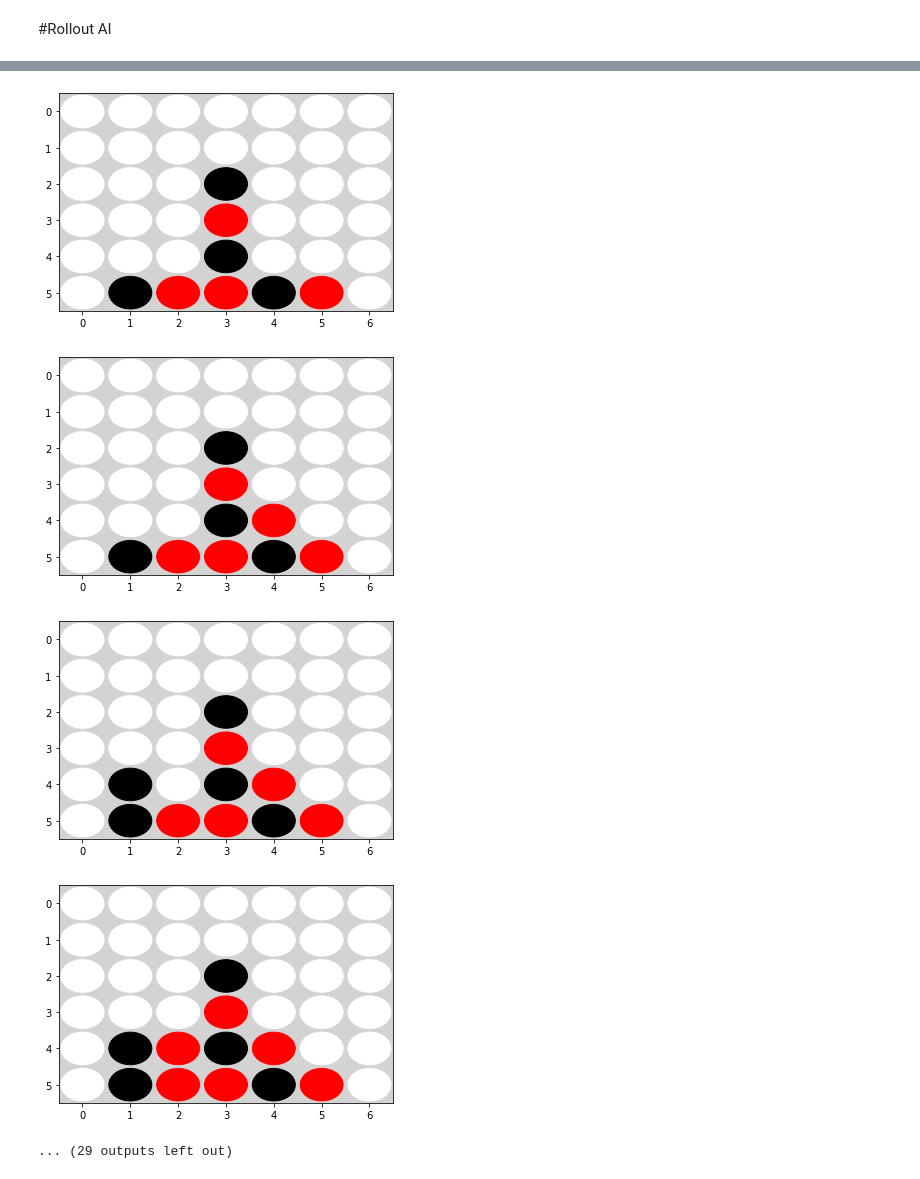
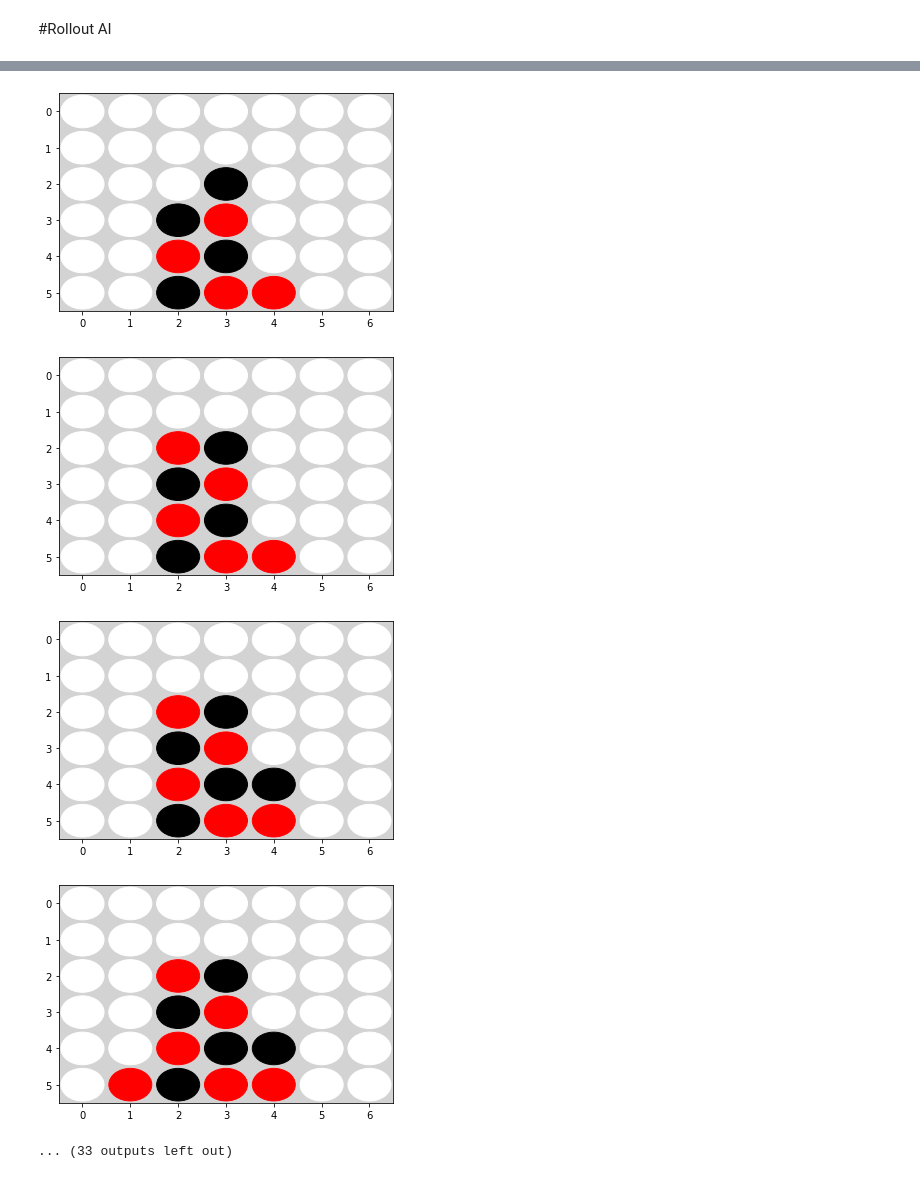
Before and after one commit to mcnica89/kInARow, a Jupyter notebook: Connect4_Jax.ipynb, the cells around one changed output, grey strips where cells are left out. Drawn from its saved outputs; the diff is of its cells as text; code cells hidden in the pictures.

Commit message:
Sped up the main game loop using move_info instead of calculating all possible moves. Created using Colaboratory

```diff
--- a/Connect4_Jax.ipynb
+++ b/Connect4_Jax.ipynb
@@ -139,3 +139,9 @@ isEmptyIntersection tests:  [False False  True]
 # Connect 4 Helper Functions
 # %% [markdown]
 ## possibleMoves
+# %%
+x = jnp.array([1,2,0])
+x = jnp.expand_dims(x,axis=-1)
+y = jnp.array([[1,2,3,4,5,6,7],[11,12,13,14,15,16,17],[101,102,103,104,105,106,107]])
+z=jnp.take_along_axis(y,x,-1)
+print(z)
@@ -467,10 +569,0 @@ here!
-# %%
-N_games = 10
-score=0
-"RandomAI vs RandomPlusAI"
-key = jax.random.PRNGKey(int(time.time()))
-for i in range(N_games):
-  key,subkey = jax.random.split(key)
-  score += simulateGame([randomAI,randomAI], verbose=False,key=subkey)
-
-print(f"Average score after {N_games} games is {score/N_games}")
@@ -577,18 +691,14 @@ DeviceArray(-0.051, dtype=float64)
 # %% [markdown]
 #Rollout AI
 # %%
-@jax.jit
-def rolloutAI(player_ix,game_state,new_game_states,legal,move_ix,key):
+#@jax.jit
+def rolloutAI(player_ix,game_state,move_info,key, N_Sim_per_move = 100):
   '''An AI that will score or block a connect 4 if able, or else play randomly'''
-  scores = jnp.mean(simulateGameBatch(1000,randomPlusAI2,randomPlusAI2,key,start_player=1-player_ix,start_state=new_game_states),axis=0)
+  new_game_states,_ = possibleMoves(player_ix, game_state)
+  scores = jnp.mean(simulateGameBatch(randomPlusAI2,randomPlusAI2,N_Sim_per_move,key,start_player=1-player_ix,start_state=new_game_states),axis=0)
+  #Set illegal moves to nan
+  illegal_moves = (move_info == Illegal_Move_Flag)
+  scores = jnp.where(illegal_moves, jnp.nan, scores)
+
   #print(scores)
-  score = jnp.where(legal, scores, jnp.nan)
-  return jnp.nanargmax(score*(2*player_ix - 1), axis=-1)
-
-@jax.jit
-def rolloutAI_slow(player_ix,game_state,new_game_states,legal,move_ix,key):
-  '''An AI that will score or block a connect 4 if able, or else play randomly'''
-  scores = jnp.mean(simulateGameBatch(10000,randomPlusAI2,randomPlusAI2,key,start_player=1-player_ix,start_state=new_game_states),axis=0)
-  #print(scores)
-  score = jnp.where(legal, scores, jnp.nan)
-  return jnp.nanargmax(score*(2*player_ix - 1), axis=-1)
+  return jnp.nanargmax(scores*(2*player_ix - 1), axis=-1)
@@ -597,5 +713,5 @@ NameError: ignored
 # %%
-simulateGame([rolloutAI,rolloutAI_slow],verbose=True)
+simulateGame(rolloutAI,rolloutAI,verbose=True)
 # %% [output]
 [figure]
 [figure]
@@ -608,5 +724,5 @@ simulateGame([rolloutAI,rolloutAI_slow],verbose=True)
-[figure, old version]
+[figure, new version]
-[figure, old version]
+[figure, new version]
-[figure, old version]
+[figure, new version]
-[figure, old version]
+[figure, new version]
-... (29 outputs left out)
+... (33 outputs left out)
```
Also changed, not shown: parts of 17 cells of this notebook.
